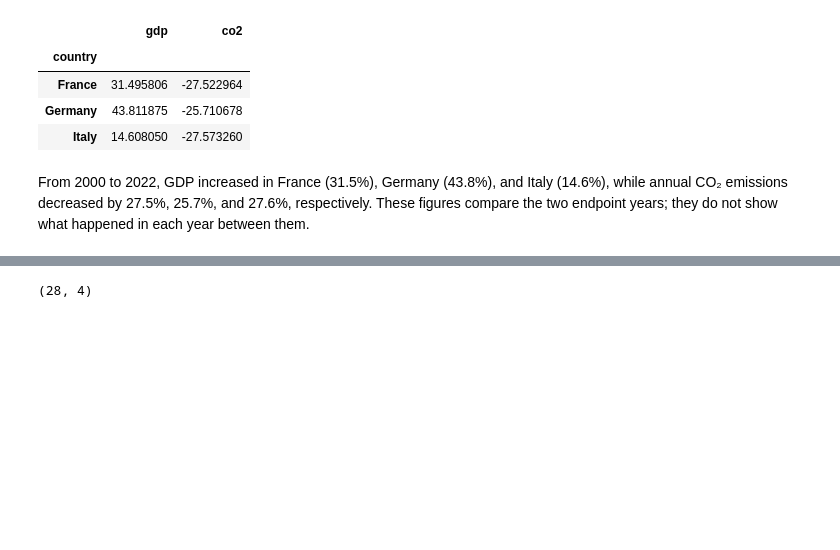
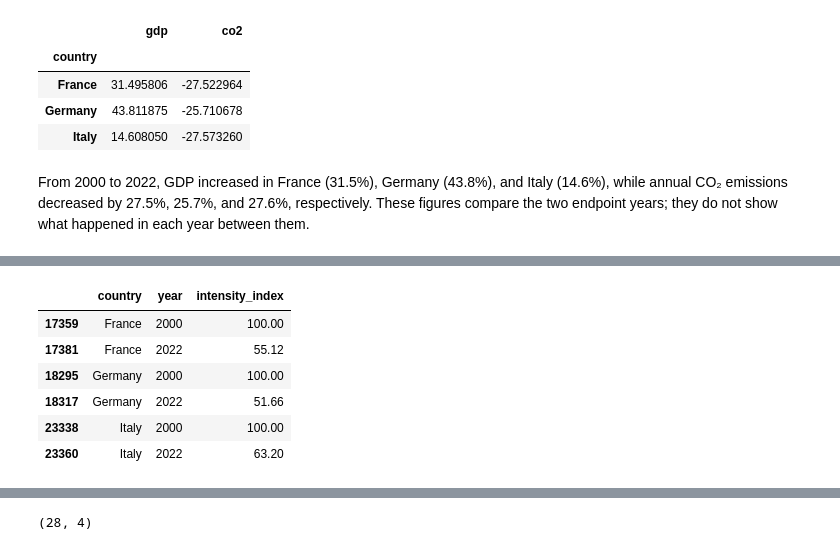
Before and after one commit to saharshapoorirad/powering-the-planet, a Jupyter notebook: report.ipynb, the cells around one changed output, grey strips where cells are left out. Drawn from its saved outputs; the diff is of its cells as text; code cells hidden in the pictures; blank space fills up the shorter version.

```diff
--- a/report.ipynb
+++ b/report.ipynb
@@ -120,0 +125,13 @@ From 2000 to 2022, GDP increased in France (31.5%), Germany (43.8%), and Italy (
+# %%
+from powering_the_planet.analysis import co2_intensity_index
+
+intensity = co2_intensity_index(gdp_co2)
+intensity[intensity["year"].isin([2000, 2022])].round(2)
+# %% [output]
+|  | country | year | intensity_index |
+| 17359 | France | 2000 | 100.00 |
+| 17381 | France | 2022 | 55.12 |
+| 18295 | Germany | 2000 | 100.00 |
+| 18317 | Germany | 2022 | 51.66 |
+| 23338 | Italy | 2000 | 100.00 |
+| 23360 | Italy | 2022 | 63.20 |
```
Also changed, not shown: parts of 4 cells of this notebook, 2 other files.
